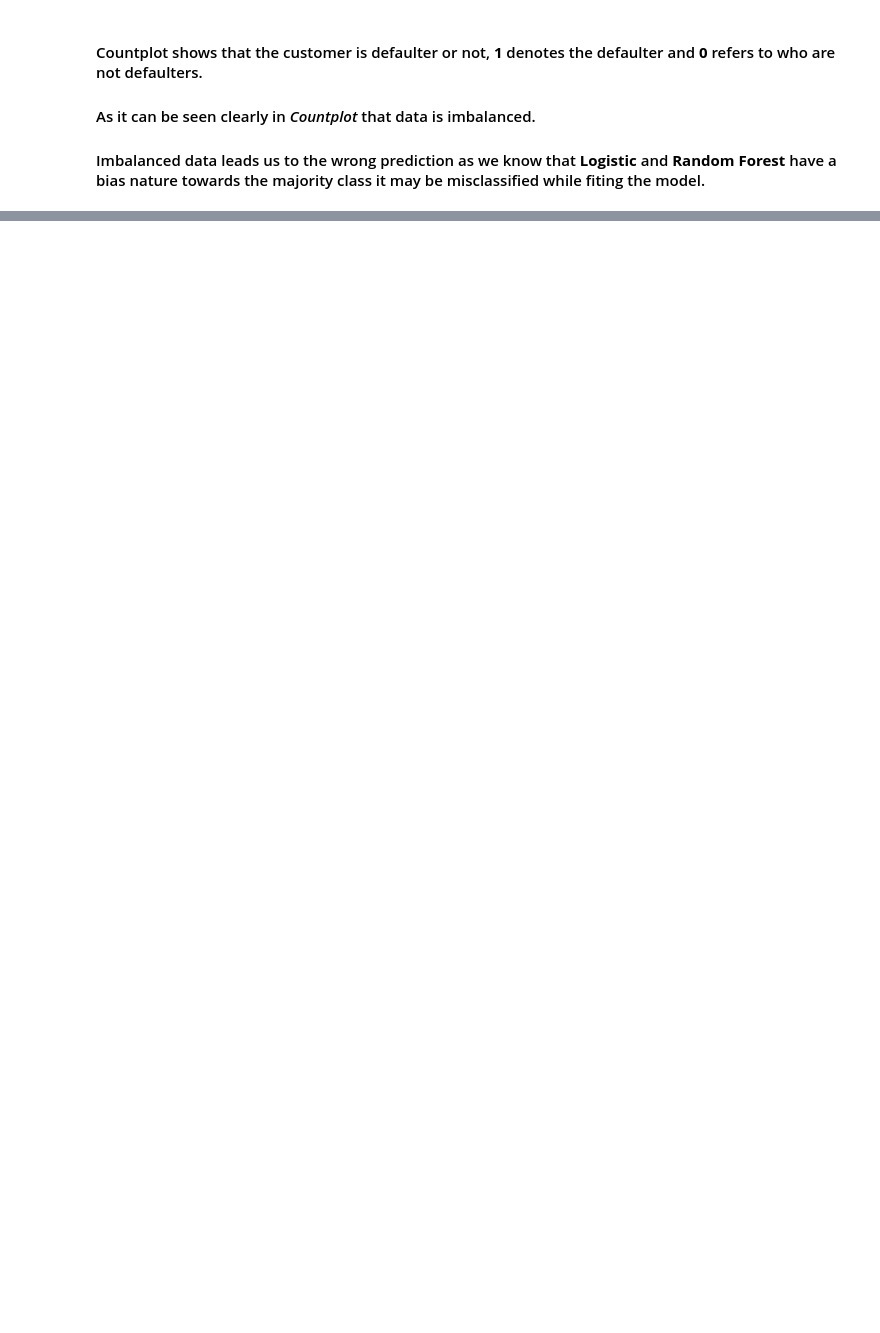
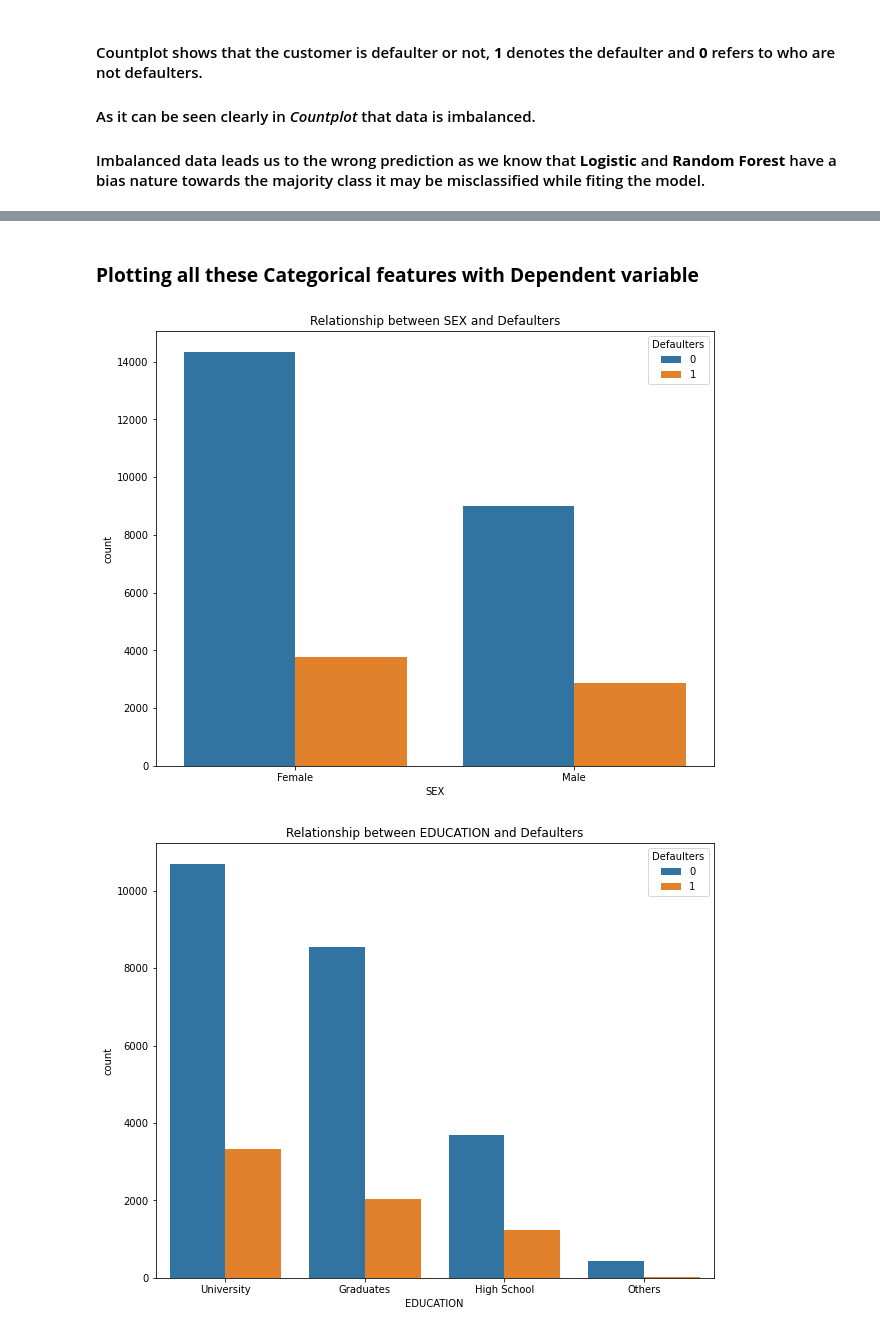
Before and after one commit to Mdanish2020/Credit_card_default_prediction, a Jupyter notebook: ML_Capstone(Classification)Credit_Card_Default_Prediction.ipynb, the cells around one changed output, grey strips where cells are left out. Saved outputs shown, nothing was run; the diff lists cells and outputs as text; code cells hidden in the pictures; blank space fills up the shorter version.

```diff
--- a/ML_Capstone(Classification)Credit_Card_Default_Prediction.ipynb
+++ b/ML_Capstone(Classification)Credit_Card_Default_Prediction.ipynb
@@ -185,0 +211,5 @@ Text(0.5, 1.0, 'Countplot for defaulter')
+# %%
+# Converting Education feature into 4 possible classes
+fil = ((cred_df['EDUCATION'] == 0) | (cred_df['EDUCATION'] >= 5))
+cred_df.loc[fil, 'EDUCATION'] = 4
+cred_df['EDUCATION'].value_counts()
@@ -185,0 +235,5 @@ Text(0.5, 1.0, 'Countplot for defaulter')
+# %%
+# Converting Marriage feature into 3 ossible classifiation
+fil_1 = cred_df['MARRIAGE'] == 0
+cred_df.loc[fil_1, 'MARRIAGE'] = 3
+cred_df['MARRIAGE'].value_counts()
@@ -185,0 +247,6 @@ Text(0.5, 1.0, 'Countplot for defaulter')
+# %%
+categorical_features = ['SEX','EDUCATION','MARRIAGE']
+# Creating a dataframe
+df_cat = cred_df[categorical_features]
+df_cat['Defaulters'] = cred_df['Default_Payments']
+df_cat.head(3)
@@ -185,0 +264,16 @@ Text(0.5, 1.0, 'Countplot for defaulter')
+# %%
+# Now replace the classification denotion
+df_cat['SEX'].replace({1 : 'Male',2 : 'Female'}, inplace = True)
+df_cat['EDUCATION'].replace({1 : 'Graduates',2 : 'University',3 : 'High School',4 : 'Others'},inplace = True)
+df_cat['MARRIAGE'].replace({1 : 'Married',2 : 'Single',3 : 'Others'},inplace = True)
+# %% [markdown]
+### **Plotting all these Categorical features with Dependent variable**
+# %%
+# categorical features with dependent variable
+for col in categorical_features:
+  fig, ax = plt.subplots(figsize = (10,8))
+  sns.countplot(x = col, hue = 'Defaulters', data = df_cat)
+  ax.set(title = 'Relationship between ' +col+ ' and Defaulters')
+# %% [output]
+[figure, added]
+[figure, added]
```
Also changed, not shown: parts of 20 cells of this notebook.
